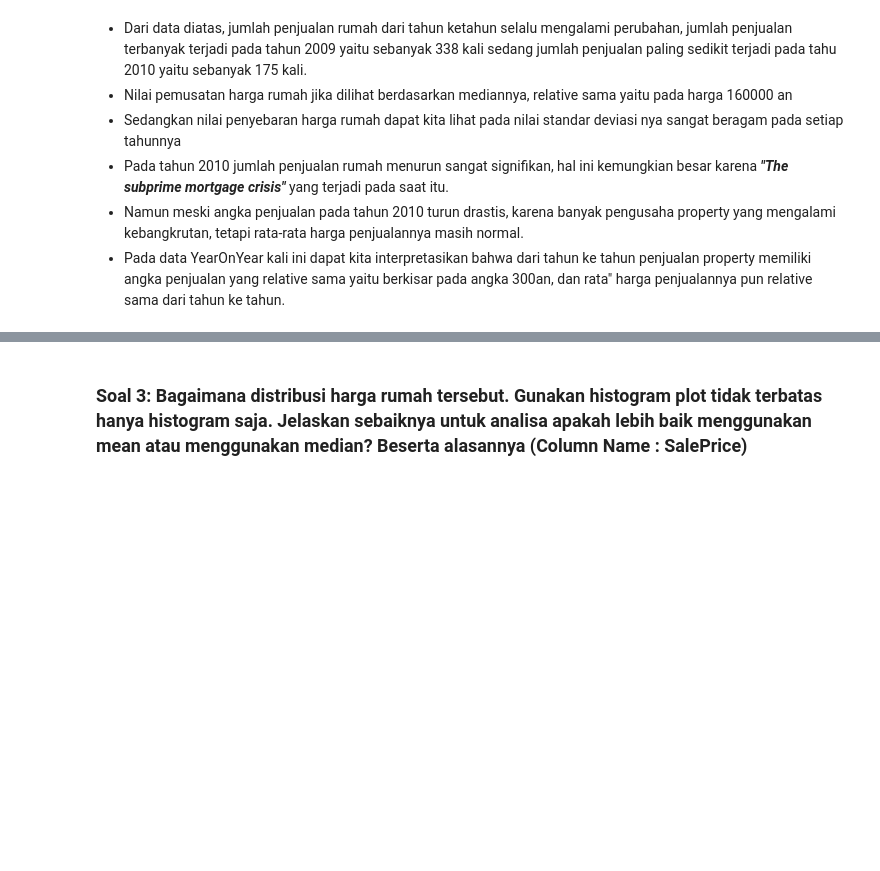
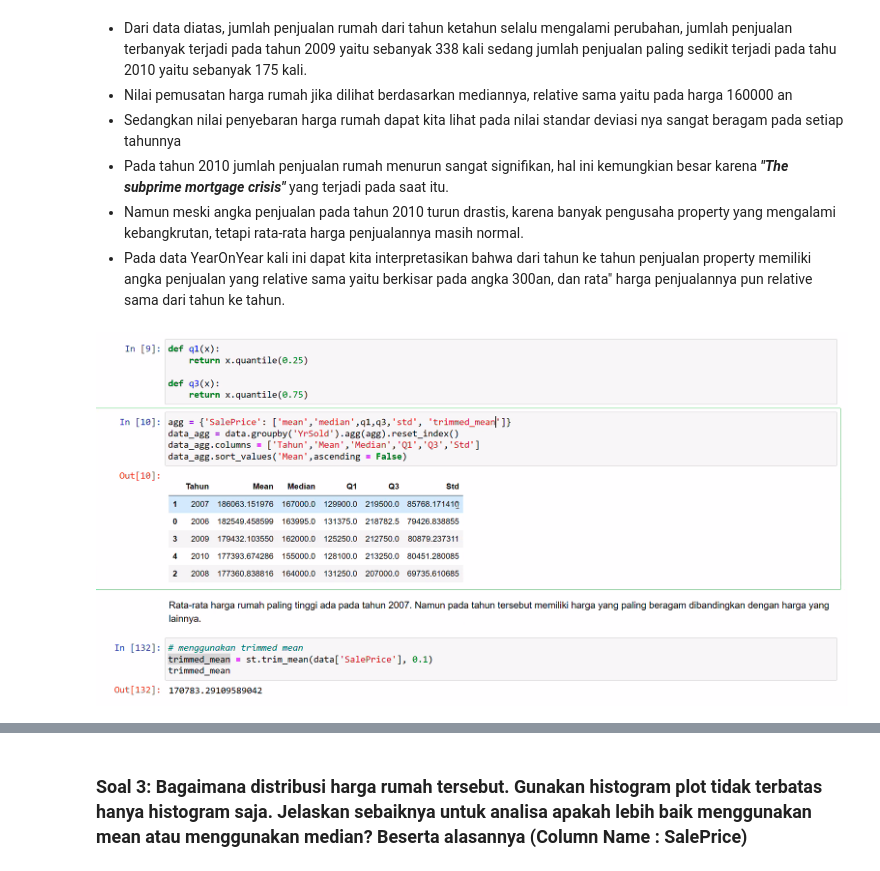
Before and after one commit to masendhy/HW_statistcs, a Jupyter notebook: sendhy_boedhi_batch_32_HW_7.ipynb, the cells around one changed output, grey strips where cells are left out. Cells and saved outputs as stored; diff of their text form; code cells hidden in the pictures; blank space fills up the shorter version.

```diff
--- a/sendhy_boedhi_batch_32_HW_7.ipynb
+++ b/sendhy_boedhi_batch_32_HW_7.ipynb
@@ -65,3 +66,7 @@ df_year
 * Pada tahun 2010 jumlah penjualan rumah menurun sangat signifikan, hal ini kemungkian besar karena ***"The subprime mortgage crisis"*** yang terjadi pada saat itu.
 * Namun meski angka penjualan pada tahun 2010 turun drastis, karena banyak pengusaha property yang mengalami kebangkrutan, tetapi rata-rata harga penjualannya masih normal.
 * Pada data YearOnYear kali ini dapat kita interpretasikan bahwa dari tahun ke tahun penjualan property memiliki angka penjualan yang relative sama yaitu berkisar pada angka 300an, dan rata" harga penjualannya pun relative sama dari tahun ke tahun.
+# %%
+Image.open('2.1.png')
+# %% [output]
+[figure, added]
```
Also changed, not shown: parts of 10 cells of this notebook, 6 other files.
